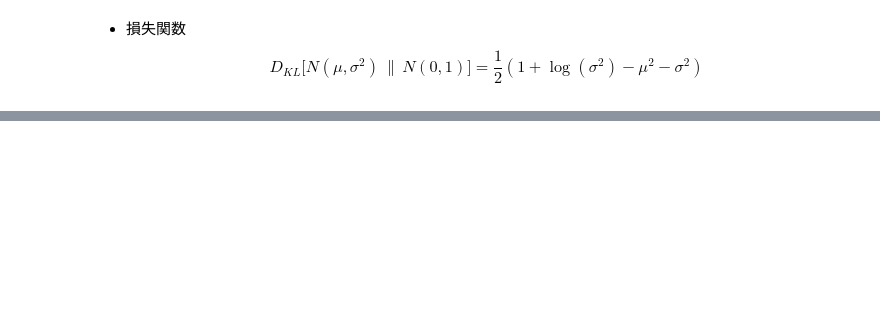
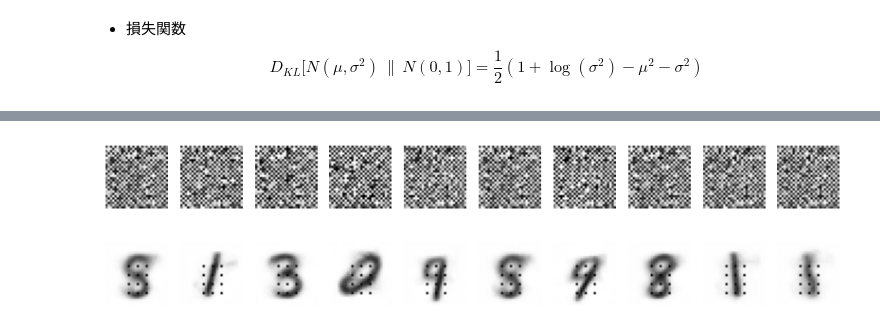
Before and after one commit to hyakuroume/Generative_AI, a Jupyter notebook: compressing.ipynb, the cells around one changed output, grey strips where cells are left out. Cells and saved outputs as stored; diff of their text form; code cells hidden in the pictures; blank space fills up the shorter version.

```diff
--- a/compressing.ipynb
+++ b/compressing.ipynb
@@ -632,0 +678,10 @@ NameError: name 'VAE' is not defined
+# %%
+z = torch.normal(0, 1, size=(10, 2))
+ae_decoded = ae_model.decode(z.to(device))
+vae_decoded = vae_model.decode(z.to(device))
+# %%
+show_images(ae_decoded.cpu(), imsize=1, nrows=1)
+show_images(vae_decoded.cpu(), imsize=1, nrows=1)
+# %% [output]
+[figure, added]
+[figure, added]
```
Also changed, not shown: parts of 9 cells of this notebook.
